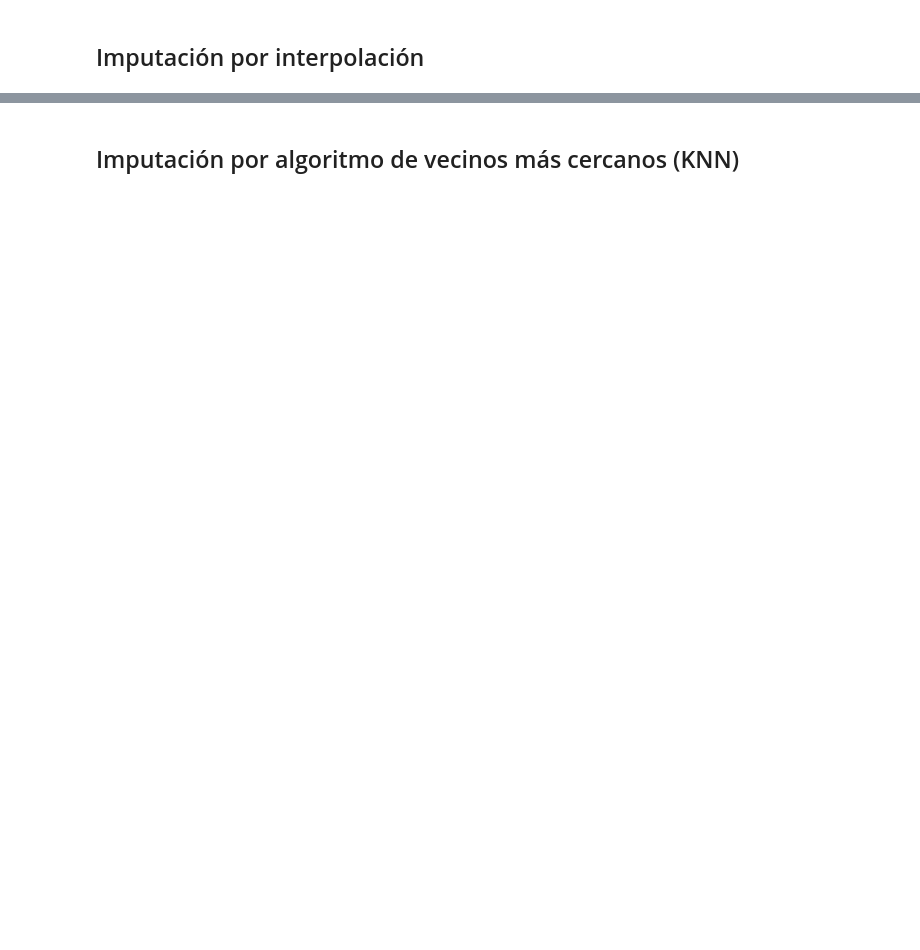
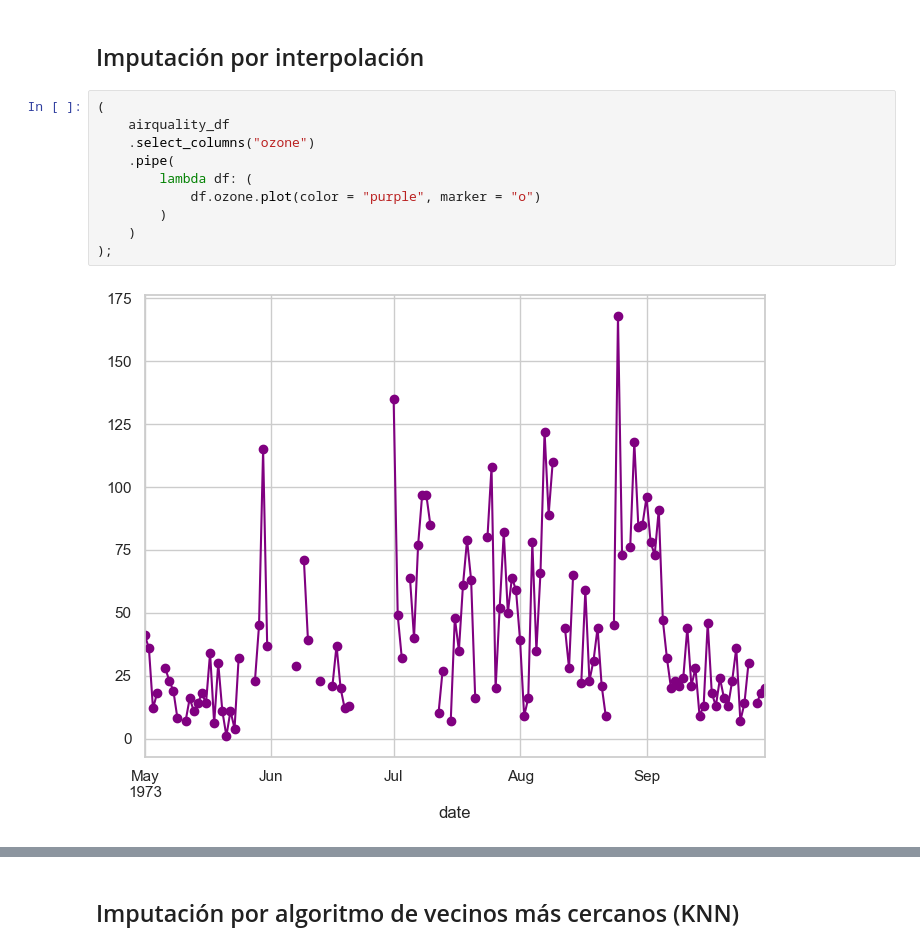
Before and after one commit to RaymundoSGlz/Manejo-de-datos-faltantes, a Jupyter notebook: live-imputation-missing-values.ipynb, the cells around one changed output, grey strips where cells are left out. Saved outputs shown, nothing was run; the diff lists cells and outputs as text; blank space fills up the shorter version.

```diff
--- a/live-imputation-missing-values.ipynb
+++ b/live-imputation-missing-values.ipynb
@@ -458,2 +585,14 @@ array([['Good']], dtype=object)
 # %% [markdown]
 ## Imputación por interpolación
+# %%
+(
+    airquality_df
+    .select_columns("ozone")
+    .pipe(
+        lambda df: (
+            df.ozone.plot(color = "purple", marker = "o")
+        )
+    )
+);
+# %% [output]
+[figure, added]
```
Also changed, not shown: parts of 23 cells of this notebook, 2 other files.
